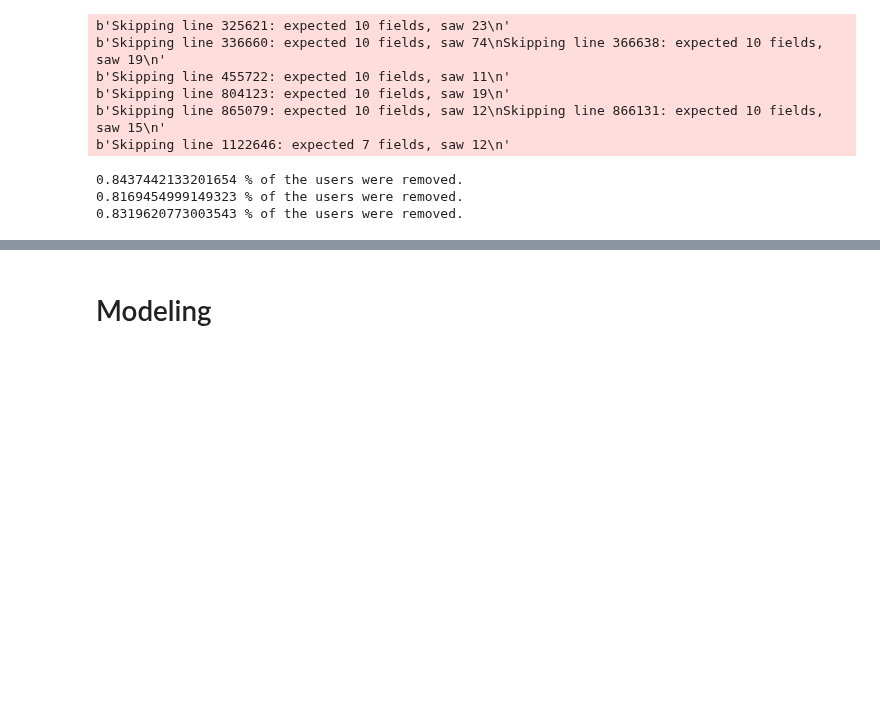
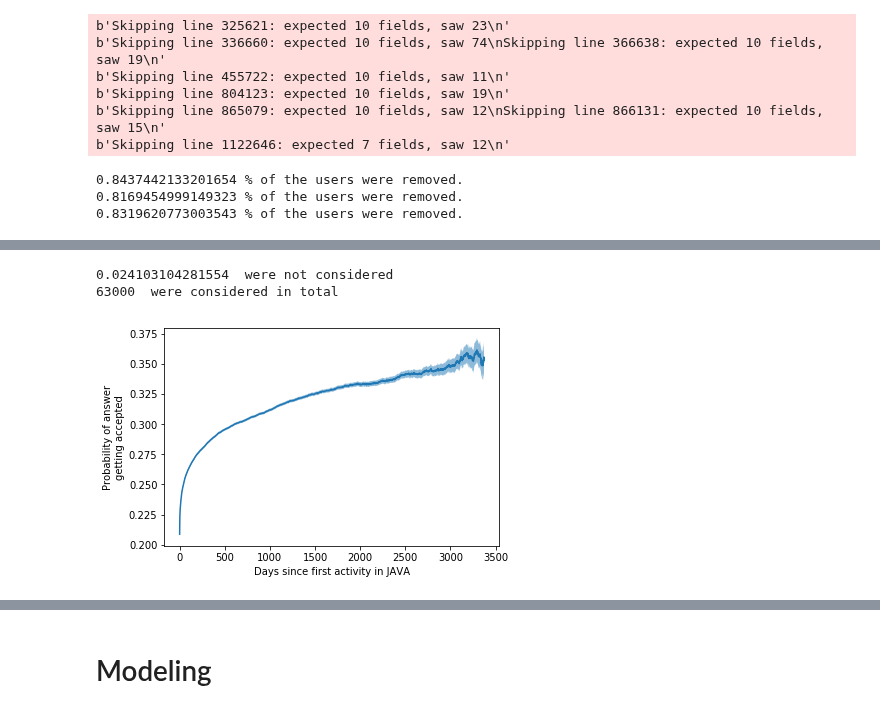
Before and after one commit to live-wire/overflow, a Jupyter notebook: Plots.ipynb, the cells around one changed output, grey strips where cells are left out. Cells and saved outputs as stored; diff of their text form; code cells hidden in the pictures; blank space fills up the shorter version.

```diff
--- a/Plots.ipynb
+++ b/Plots.ipynb
@@ -19,7 +19,7 @@ rUsers= pd.read_csv("r_users.csv")
 pythonUsers= pd.read_csv("python_users.csv")
 javaUsers=pd.read_csv("java_users.csv")
 
-javaQuestions = pd.read_csv("java_questions.csv",error_bad_lines=False)
+javaQuestions = pd.read_csv("java_questions.csv",sep=';',error_bad_lines=False)
 pythonQuestions= pd.read_csv("python_questions.csv",error_bad_lines=False)
 rQuestions= pd.read_csv("r_questions.csv")
 
@@ -288,0 +275,8 @@ plotAvgCurve(Px_all,Pprobs,"Python")
+# %%
+#JAVA
+[Jx_all,Jprobs,Jtotal,JnrUsers]=aggregateIndividualLearningCurves(javaSummaryUpMetricAnswerFew,-0.1,100)
+plotAvgCurve(Jx_all,Jprobs,Jtotal,JnrUsers,"JAVA")
+# %% [output]
+0.024103104281554  were not considered
+63000  were considered in total
+[figure, added]
```
Also changed, not shown: parts of 38 cells of this notebook.
